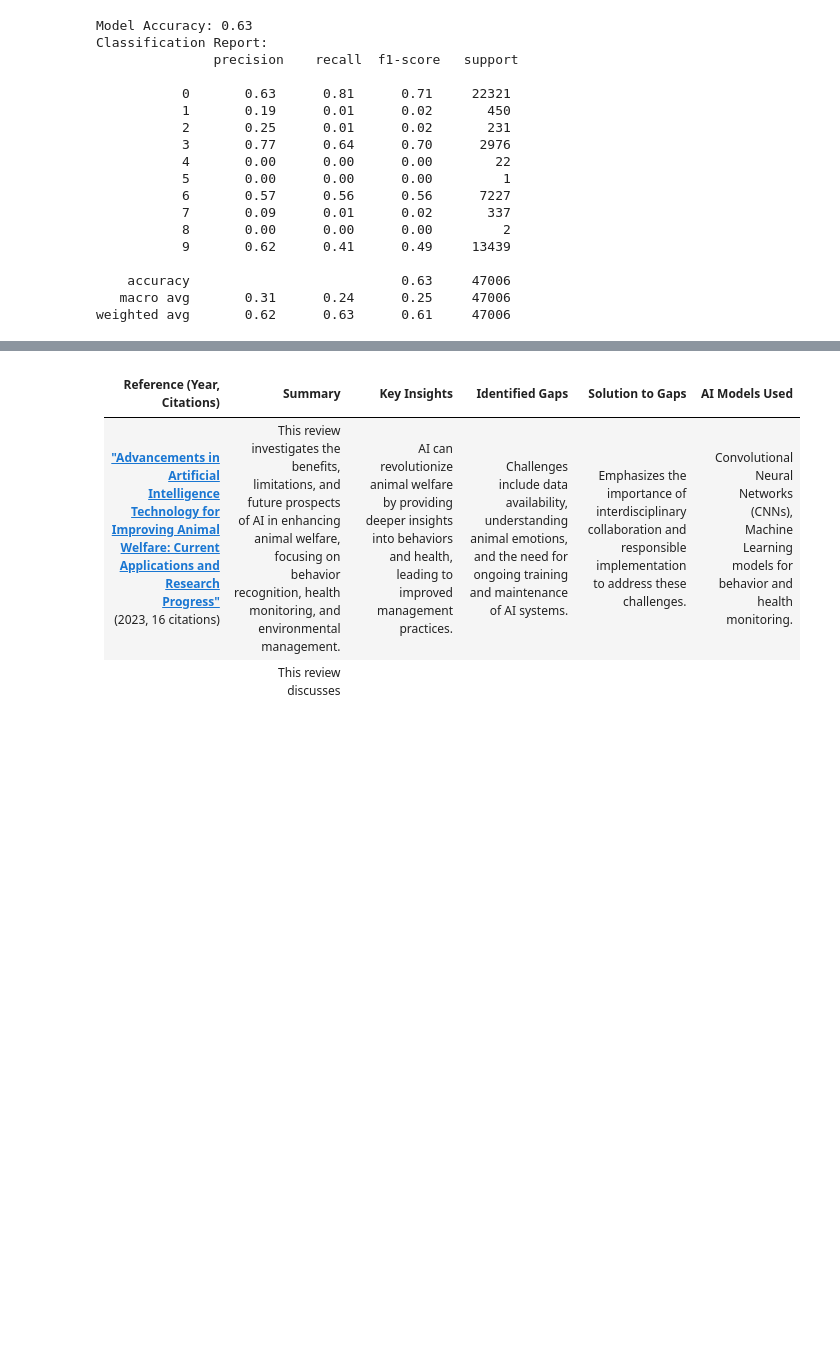
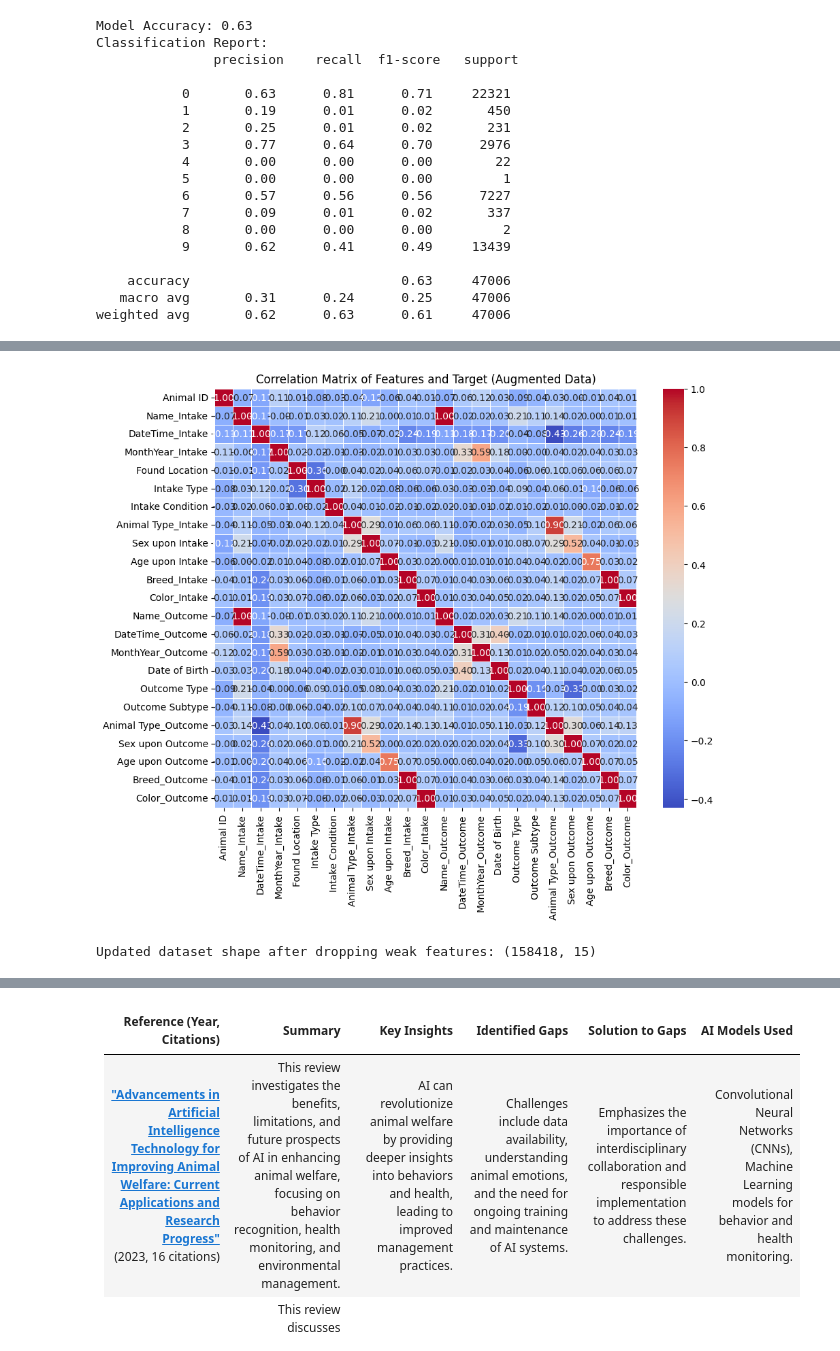
Before and after one commit to prashansarathod/CSCN8030AI, a Jupyter notebook: paw.ipynb, the cells around one changed output, grey strips where cells are left out. Drawn from its saved outputs; the diff is of its cells as text; code cells hidden in the pictures; blank space fills up the shorter version.

```diff
--- a/paw.ipynb
+++ b/paw.ipynb
@@ -190,0 +384,6 @@ weighted avg       0.62      0.63      0.61     47006
+# %%
+# Convert synthetic data to DataFrame
+synthetic_df = pd.DataFrame(synthetic_data)
+
+# Append synthetic data to original dataset
+augmented_df = pd.concat([merged_df, synthetic_df], ignore_index=True)
@@ -190,0 +408,30 @@ weighted avg       0.62      0.63      0.61     47006
+# %%
+# Identify categorical columns (non-numeric)
+categorical_cols = augmented_df.select_dtypes(include=['object']).columns.tolist()
+# %%
+# Apply Label Encoding to convert categorical columns to numeric
+label_encoders = {}
+for col in categorical_cols:
+    le = LabelEncoder()
+    augmented_df[col] = le.fit_transform(augmented_df[col].astype(str))
+    label_encoders[col] = le  # Store encoders for inverse transformation if needed
+# %%
+# Now compute the correlation matrix
+correlation_matrix = augmented_df.corr()
+# %%
+plt.figure(figsize=(10, 8))
+sns.heatmap(correlation_matrix, annot=True, cmap='coolwarm', fmt='.2f', linewidths=0.5)
+plt.title('Correlation Matrix of Features and Target (Augmented Data)')
+plt.show()
+# %% [output]
+[figure, added]
+# %%
+# Drop low-impact columns
+drop_cols = ["Animal ID", "Name_Intake", "Name_Outcome", "Outcome Subtype",
+             "Color_Intake", "Color_Outcome", "MonthYear_Intake", "MonthYear_Outcome"]
+
+augmented_df = augmented_df.drop(columns=drop_cols, errors="ignore")
+
+print("Updated dataset shape after dropping weak features:", augmented_df.shape)
+# %% [output]
+Updated dataset shape after dropping weak features: (158418, 15)
```
Also changed, not shown: parts of 46 cells of this notebook.
